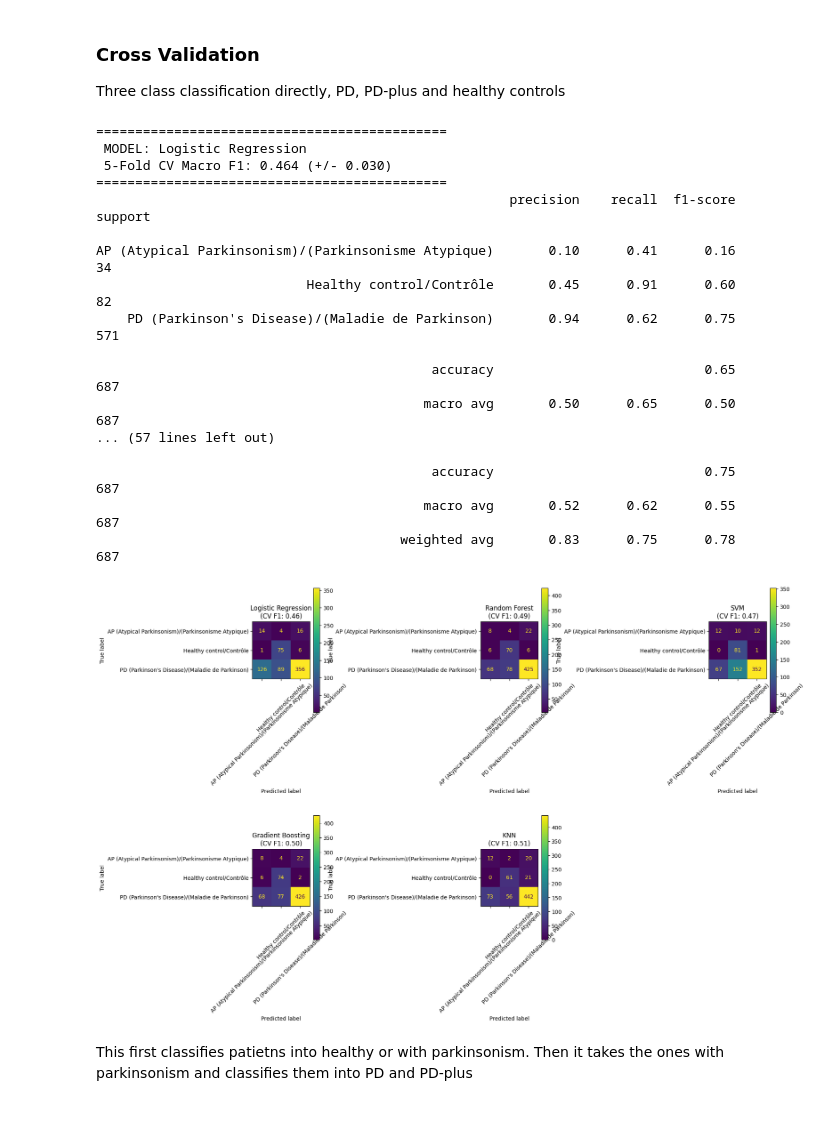
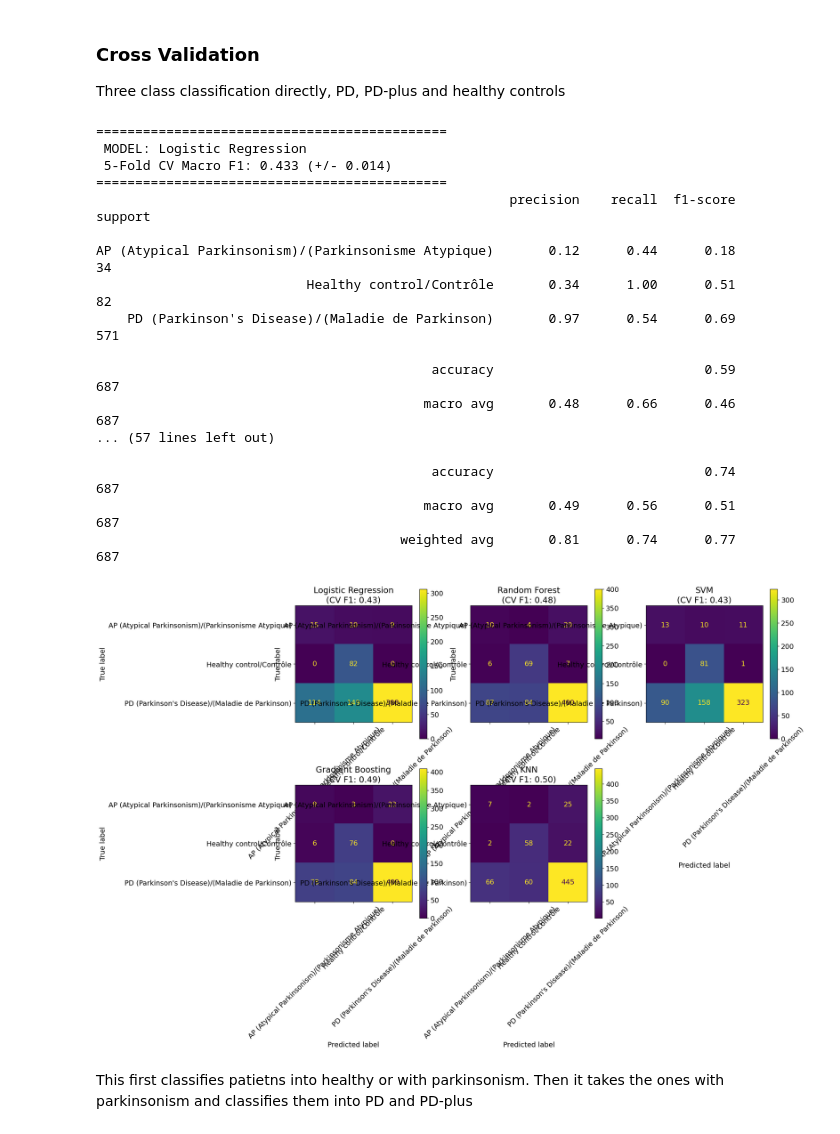
Before and after one commit to 1069808391yy-Shawn/SSC-dataset, a Jupyter notebook: SSCGroup1.ipynb, the cells around one changed output. Drawn from its saved outputs; the diff is of its cells as text; code cells hidden in the pictures.

```diff
--- a/SSCGroup1.ipynb
+++ b/SSCGroup1.ipynb
@@ -3,6 +3,12 @@ import pandas as pd
 
 # 1. Load the dataset with low_memory=False to handle mixed types warning
 df = pd.read_csv('SSC_merged_no_blank_keys.csv', low_memory=False)
+
+loss_indicators = [
+    'Yes/Oui',
+    "Already lost sense of smell/Déjà perdu l'odorat"
+]
+
 
 # 2. Define the mapping using the EXACT raw strings from your index list
 column_mapping = {
@@ -38,6 +44,10 @@ available_cols = [col for col in column_mapping.keys() if col in df.columns]
 df_filtered = df[available_cols].copy()
 df_filtered.rename(columns=column_mapping, inplace=True)
 
+# Create the binary variable
+# .astype(int) converts True/False to 1/0
+df_filtered['smell_loss'] = df_filtered['smell_loss'].isin(loss_indicators).astype(int)
+
 # 4. Clean the Outcome Variable
 # This removes leading/trailing spaces and ensures consistent categories
 df_filtered['outcome'] = df_filtered['outcome'].str.strip()
@@ -200,7 +206,7 @@ y = le.fit_transform(df_ml['outcome'])
 X = df_ml.drop(columns=['outcome', 'project_key'])
 
 # --- 2. Define Feature Groups ---
-numeric_features = ['age_at_visit', 'age_at_diagnosis', 'disease_duration',
+numeric_features = ['age_at_visit',
                     'moca_total', 'bdi_total', 'mbi_total', 'ehi_score']
 categorical_features = ['gender', 'smell_loss', 'dominant_hand', 'symptom_laterality']
 
@@ -253,43 +259,43 @@ for i, (name, clf) in enumerate(models.items()):
     print(f"\n" + "="*45)
     print(f" MODEL: {name} ")
     print(f" 5-Fold CV Macro F1: {cv_results.mean():.3f} (+/- {cv_results.std():.3f})")
     print("="*45)
     print(classification_report(y_test, y_pred, target_names=le.classes_))
 
     ConfusionMatrixDisplay.from_predictions(
         y_test, y_pred,
         display_labels=le.classes_,
         cmap='viridis',
         ax=axes[i],
         xticks_rotation=45
     )
     axes[i].set_title(f"{name}\n(CV F1: {cv_results.mean():.2f})")
 
 # Remove the empty 6th subplot
 if len(models) < len(axes):
     fig.delaxes(axes[-1])
 
 plt.tight_layout()
 plt.show()
 # %% [output]
 =============================================
  MODEL: Logistic Regression
- 5-Fold CV Macro F1: 0.464 (+/- 0.030)
+ 5-Fold CV Macro F1: 0.433 (+/- 0.014)
 =============================================
                                                      precision    recall  f1-score   support
 
-AP (Atypical Parkinsonism)/(Parkinsonisme Atypique)       0.10      0.41      0.16        34
-                           Healthy control/Contrôle       0.45      0.91      0.60        82
-    PD (Parkinson's Disease)/(Maladie de Parkinson)       0.94      0.62      0.75       571
+AP (Atypical Parkinsonism)/(Parkinsonisme Atypique)       0.12      0.44      0.18        34
+                           Healthy control/Contrôle       0.34      1.00      0.51        82
+    PD (Parkinson's Disease)/(Maladie de Parkinson)       0.97      0.54      0.69       571
 
-                                           accuracy                           0.65       687
-                                          macro avg       0.50      0.65      0.50       687
+                                           accuracy                           0.59       687
+                                          macro avg       0.48      0.66      0.46       687
 ... (57 lines left out)
 
-                                           accuracy                           0.75       687
-                                          macro avg       0.52      0.62      0.55       687
-                                       weighted avg       0.83      0.75      0.78       687
+                                           accuracy                           0.74       687
+                                          macro avg       0.49      0.56      0.51       687
+                                       weighted avg       0.81      0.74      0.77       687
-[figure, old version]
+[figure, new version]
 # %% [markdown]
 This first classifies patietns into healthy or with parkinsonism. Then it takes the ones with parkinsonism and classifies them into PD and PD-plus
 # %%
```
Also changed, not shown: parts of 7 cells of this notebook.
